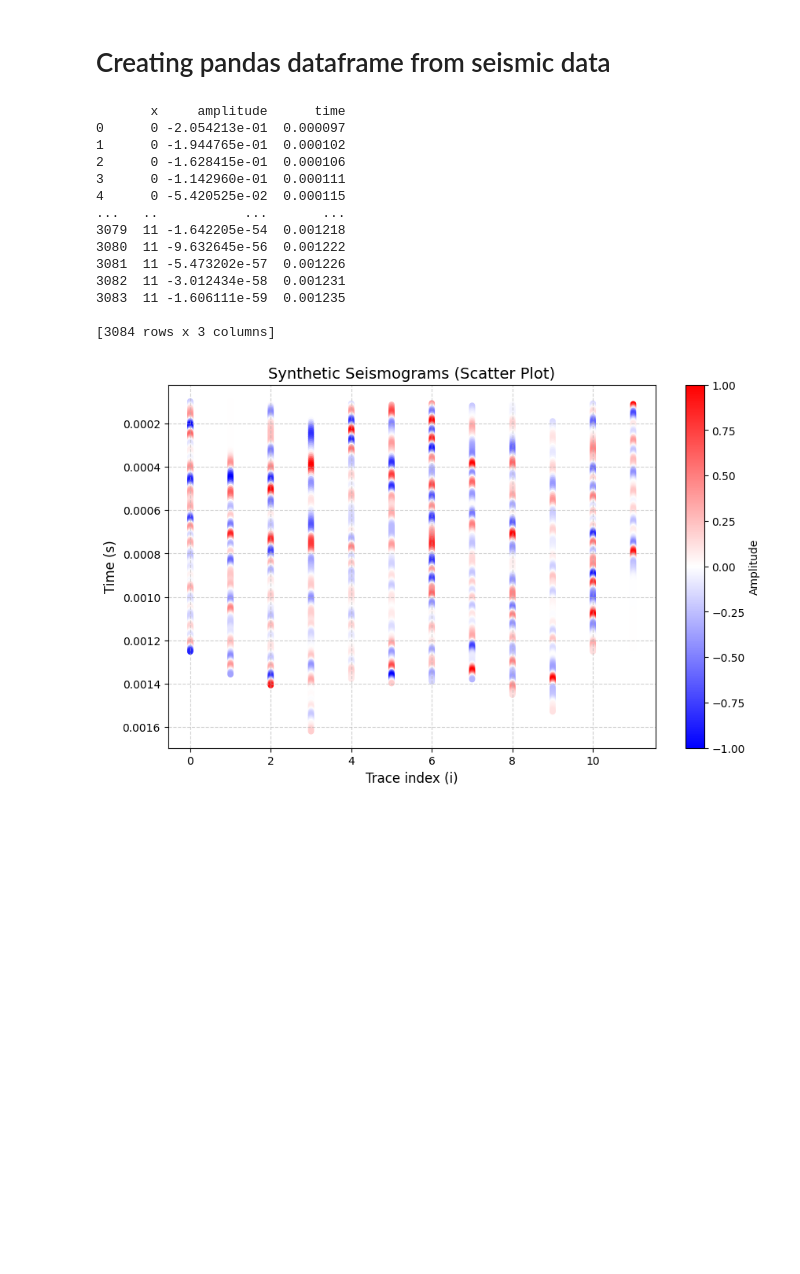
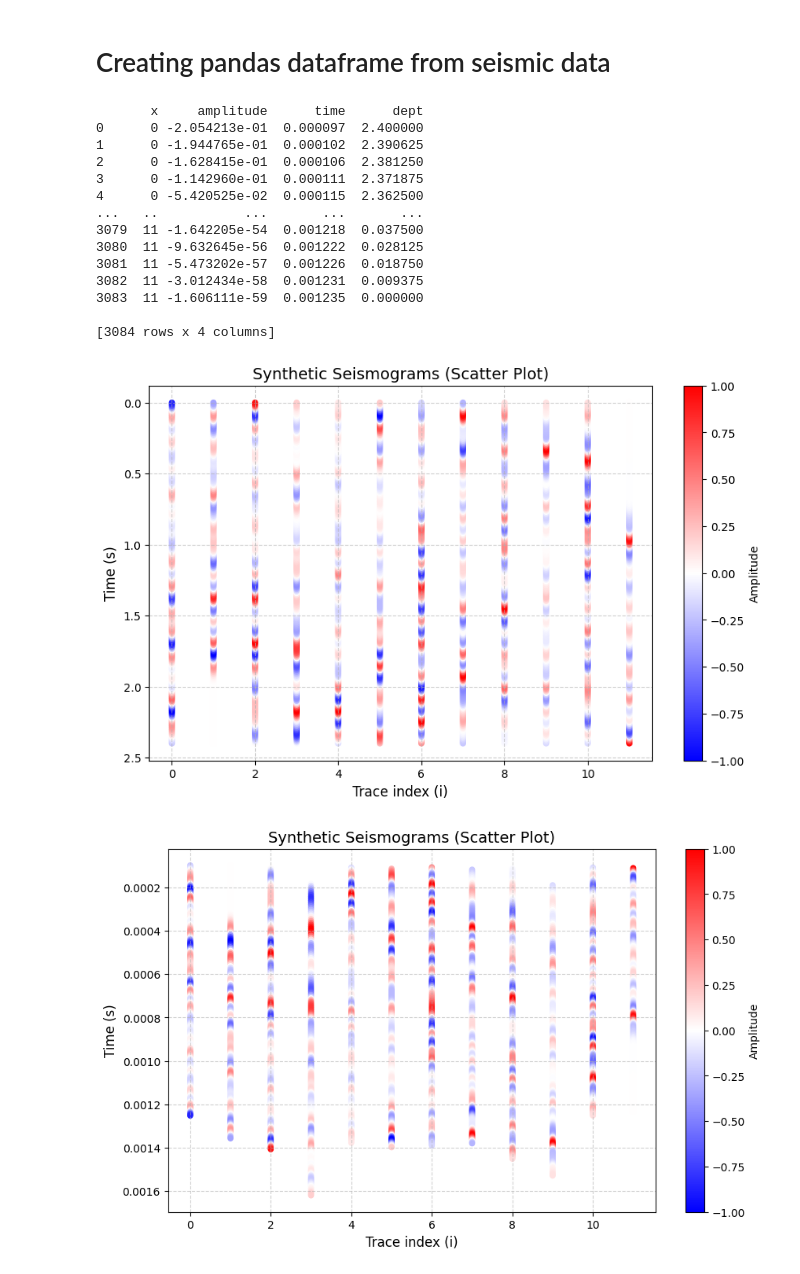
Before and after one commit to Dunckleosteus/seismic, a Jupyter notebook: seismic.ipynb, the cells around one changed output. Cells and saved outputs as stored; diff of their text form; code cells hidden in the pictures; blank space fills up the shorter version.

Commit message:
Distance resampled

```diff
--- a/seismic.ipynb
+++ b/seismic.ipynb
@@ -330,11 +326,13 @@ from scipy.interpolate import interp1d
 x_values_list = []
 amplitude_list = []
 time_list = []
+distances = []
 
 for i, rc in enumerate(reflection_coeff):
     rc2, w2 = equalize_arrays(rc, w)  # Égalisation des longueurs
     syn = np.convolve(rc2, w2, mode='same')  # Convolution
 
+    dist = array[3, :, i]
     # Extraction du temps correspondant à rc
     time_original = time_matrix[:, i]
 
@@ -345,40 +343,63 @@ for i, rc in enumerate(reflection_coeff):
     else:
         time_resampled = time_original
 
+    if len(dist) != len(rc2):
+        f_y = interp1d(np.linspace(0, 1, len(dist)), dist, kind='linear', fill_value="extrapolate")
+        dist_resampled = f_y(np.linspace(0, 1, len(rc2)))
+    else:
+        dist_resampled = dist
+
     # Normalisation
     syn_norm = syn / np.max(np.abs(syn))  # Normalisation
 
     # Stockage des données dans les listes
-    for amp, t in zip(syn_norm, time_resampled):
+    for amp, t, dist_val in zip(syn_norm, time_resampled, dist_resampled):
         x_values_list.append(i)
         amplitude_list.append(amp)
         time_list.append(t)
-
+        distances.append(dist_val)
 # Création du DataFrame
 data = {
     'x': x_values_list,
     'amplitude': amplitude_list,
-    'time': time_list
+    'time': time_list,
+    'dept':distances
 }
 df = pd.DataFrame(data)
 
 # Affichage du DataFrame
 print(df)
 # %% [output]
-       x     amplitude      time
-0      0 -2.054213e-01  0.000097
-1      0 -1.944765e-01  0.000102
-2      0 -1.628415e-01  0.000106
-3      0 -1.142960e-01  0.000111
-4      0 -5.420525e-02  0.000115
-...   ..           ...       ...
-3079  11 -1.642205e-54  0.001218
-3080  11 -9.632645e-56  0.001222
-3081  11 -5.473202e-57  0.001226
-3082  11 -3.012434e-58  0.001231
-3083  11 -1.606111e-59  0.001235
+       x     amplitude      time      dept
+0      0 -2.054213e-01  0.000097  2.400000
+1      0 -1.944765e-01  0.000102  2.390625
+2      0 -1.628415e-01  0.000106  2.381250
+3      0 -1.142960e-01  0.000111  2.371875
+4      0 -5.420525e-02  0.000115  2.362500
+...   ..           ...       ...       ...
+3079  11 -1.642205e-54  0.001218  0.037500
+3080  11 -9.632645e-56  0.001222  0.028125
+3081  11 -5.473202e-57  0.001226  0.018750
+3082  11 -3.012434e-58  0.001231  0.009375
+3083  11 -1.606111e-59  0.001235  0.000000
 
-[3084 rows x 3 columns]
+[3084 rows x 4 columns]
+# %%
+plt.figure(figsize=(10, 6))
+sc = plt.scatter(df['x'], df['dept'], c=df['amplitude'], cmap='bwr', marker='o', s=20)  # Ajustez 's' pour la taille des points
+plt.colorbar(sc, label='Amplitude')
+
+# Personnalisation du plot
+plt.xlabel('Trace index (i)', fontsize=12)
+plt.ylabel('Time (s)', fontsize=12)
+plt.title('Synthetic Seismograms (Scatter Plot)', fontsize=14)
+plt.gca().invert_yaxis()  # Mettre l'origine du temps en haut
+plt.grid(True, linestyle='--', alpha=0.6)
+
+# Affichage
+plt.show()
+# %% [output]
+[figure, added]
 # %%
 plt.figure(figsize=(10, 6))
 sc = plt.scatter(df['x'], df['time'], c=df['amplitude'], cmap='bwr', marker='o', s=20)  # Ajustez 's' pour la taille des points
```
Also changed, not shown: parts of 3 cells of this notebook.
